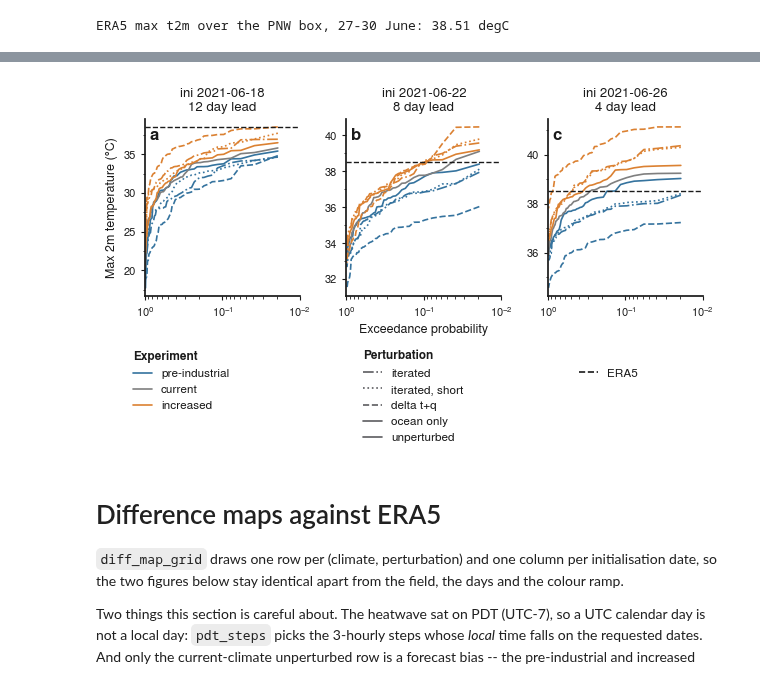
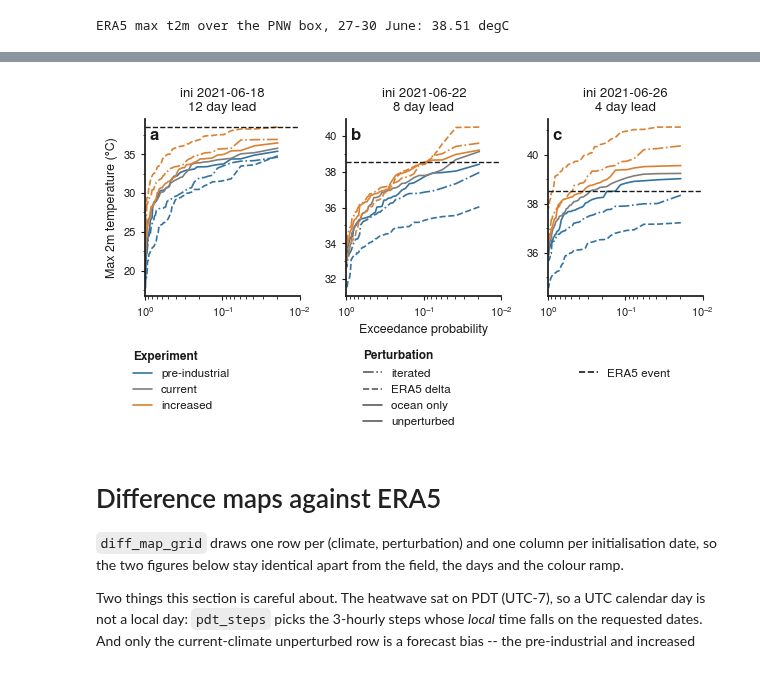
Before and after one commit to shirin-ermis/ATMICP, a Jupyter notebook: notebooks/08_predictability.ipynb, the cells around one changed output, grey strips where cells are left out. Cells and saved outputs as stored; diff of their text form; code cells hidden in the pictures.

```diff
--- a/notebooks/08_predictability.ipynb
+++ b/notebooks/08_predictability.ipynb
@@ -50,7 +50,7 @@ LS = {'iterated': '-.',
 
 PERT_LABEL = {'iterated': 'iterated',
               'iterated_short': 'iterated, short',
-              'tq': 'delta t+q',
+              'tq': 'ERA5 delta',
               'ocean': 'ocean only',
               'none': 'unperturbed'}
 # %% [markdown]
@@ -175,4 +175,6 @@ ERA5 max t2m over the PNW box, 27-30 June: 38.51 degC
 present = [(str(c), str(p))
            for c in ifs.climate.values for p in ifs.perturbation.values
            if bool(tmax.sel(climate=c, perturbation=p).notnull().any())]
-present
+
+# drop iterated short
+present = [p for p in present if p[1] != 'iterated_short']
@@ -263,35 +255,35 @@ atmicp.style.panel_labels(axes)
 # same size to keep its entry level with the entries beside it.
 fs_legend = atmicp.style.scaled(atmicp.style.FS_ANNOT, fig)
 heading = {'size': fs_legend, 'weight': 'bold'}
 
 
 def entry(color, linestyle, label):
     return Line2D([0], [0], color=color, linestyle=linestyle, linewidth=1.2,
                   label=label)
 
 
 blocks = [
     ('Experiment',
      [entry(CLIM[c], '-', LABEL[c])
       for c in ['pi', 'curr', 'incr'] if c in ifs.climate.values]),
     ('Perturbation',
      [entry(atmicp.style.MUTED, LS[p], PERT_LABEL[p])
       for p in PERT_LABEL if p in {p for _, p in present}]),
     (' ',
-     [entry(atmicp.style.INK, '--', 'ERA5')]),
+     [entry(atmicp.style.INK, '--', 'ERA5 event')]),
 ]
 
 for x, (title, handles) in zip([0.10, 0.42, 0.72], blocks):
     fig.legend(handles=handles, title=title, loc='upper left',
                bbox_to_anchor=(x, -0.10), bbox_transform=fig.transFigure,
                frameon=False, alignment='left', fontsize=fs_legend,
                title_fontproperties=heading, handlelength=1.6,
                labelspacing=0.5, borderpad=0.0)
 
 atmicp.style.save(fig, '08_ecdf_tmax_pnw')
 plt.show()
 # %% [output]
-[figure, old version]
+[figure, new version]
 # %% [markdown]
 # Difference maps against ERA5
 
```
Also changed, not shown: parts of 1 cell of this notebook, 1 other file.
